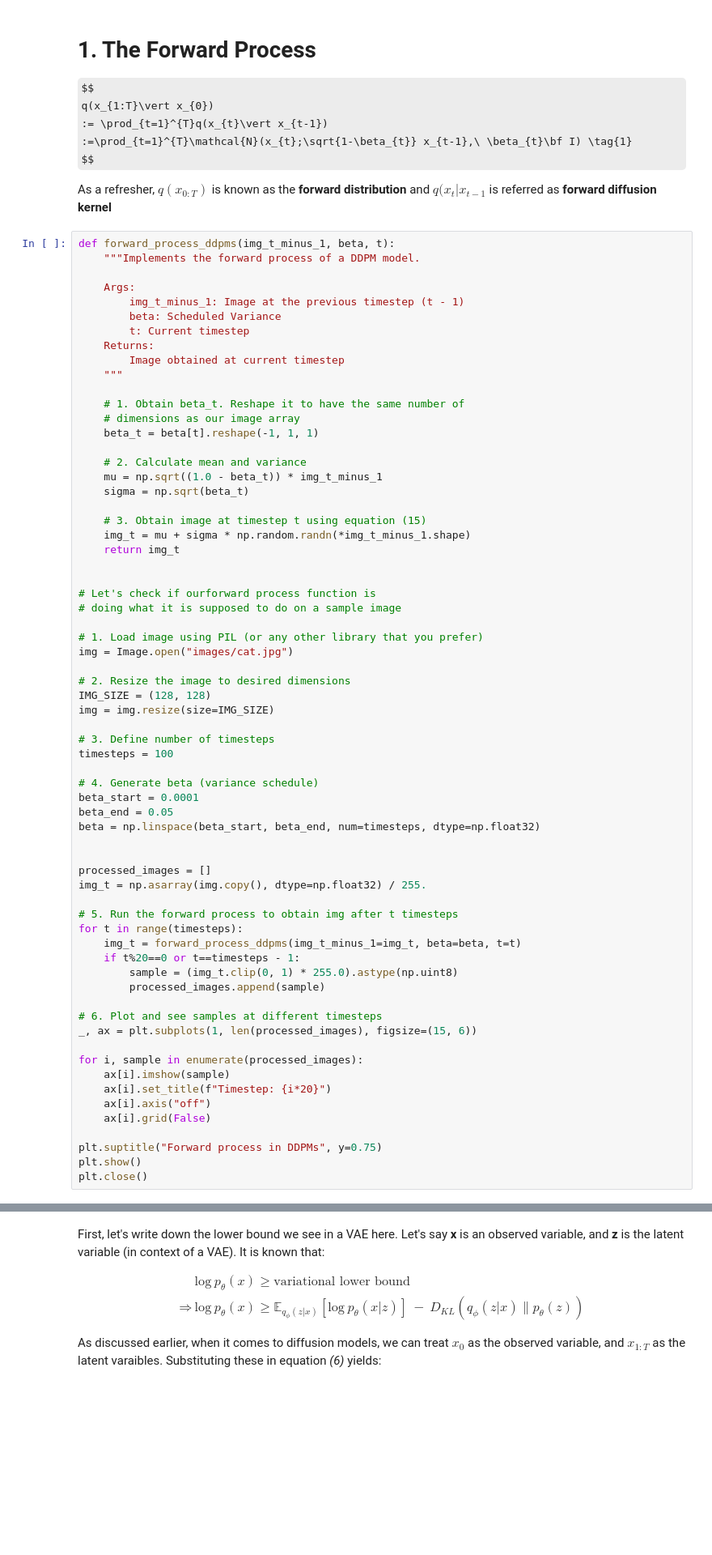
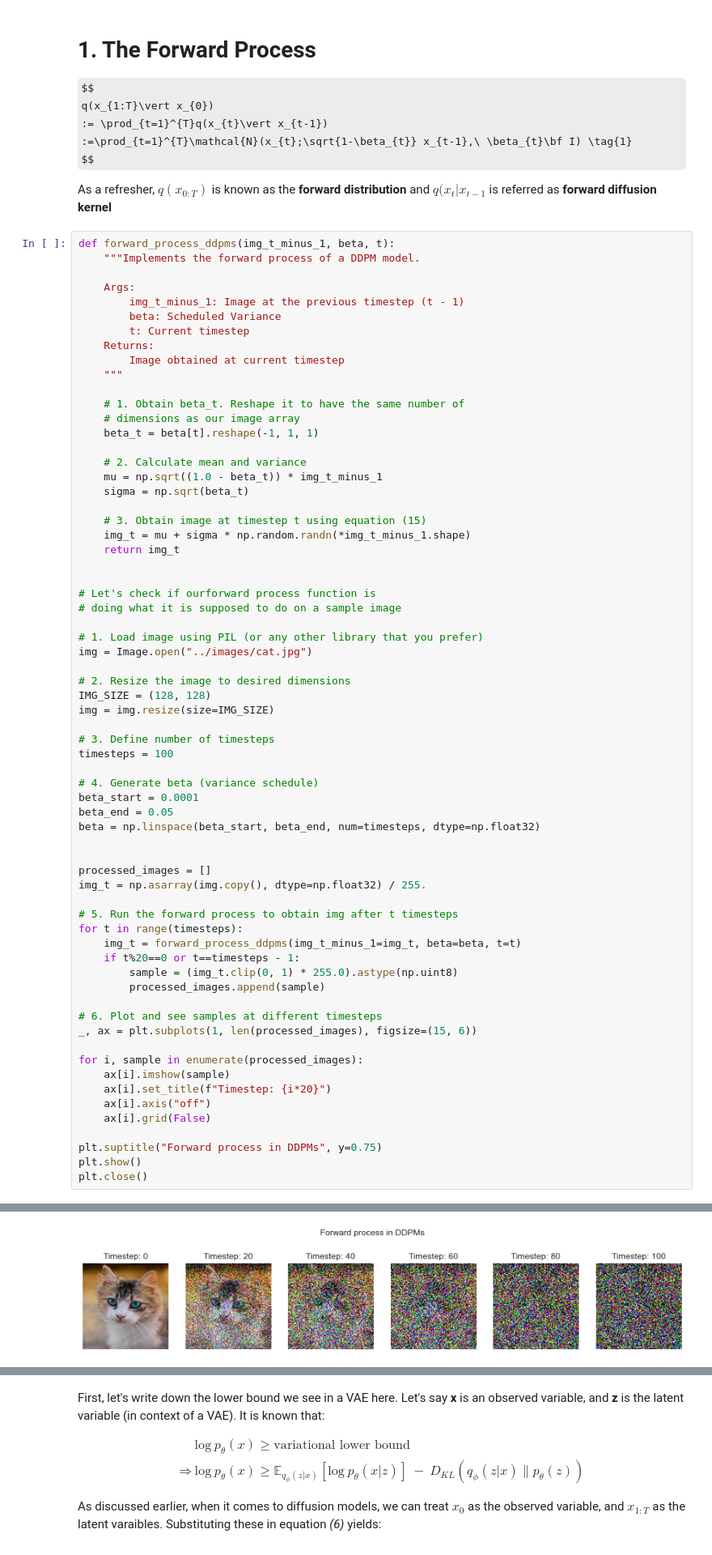
Before and after one commit to AakashKumarNain/diffusion_models, a Jupyter notebook: notebooks/deep_dive_into_ddpms.ipynb, the cells around one changed output, grey strips where cells are left out. Shown at 81% size. Drawn from its saved outputs; the diff is of its cells as text; some formulas as TeX source; blank space fills up the shorter version.

```diff
--- a/notebooks/deep_dive_into_ddpms.ipynb
+++ b/notebooks/deep_dive_into_ddpms.ipynb
@@ -59,7 +59,7 @@ def forward_process_ddpms(img_t_minus_1, beta, t):
 # doing what it is supposed to do on a sample image
 
 # 1. Load image using PIL (or any other library that you prefer)
-img = Image.open("images/cat.jpg")
+img = Image.open("../images/cat.jpg")
 
 # 2. Resize the image to desired dimensions
 IMG_SIZE = (128, 128)
@@ -101,3 +100,4 @@ FileNotFoundError: [Errno 2] No such file or directory: 'images/cat.jpg'
+[figure, added]
 # %% [markdown]
 Can you spot a major problem with the above equation? (Hint: Check the loop)
 
```
Also changed, not shown: parts of 2 cells of this notebook.
